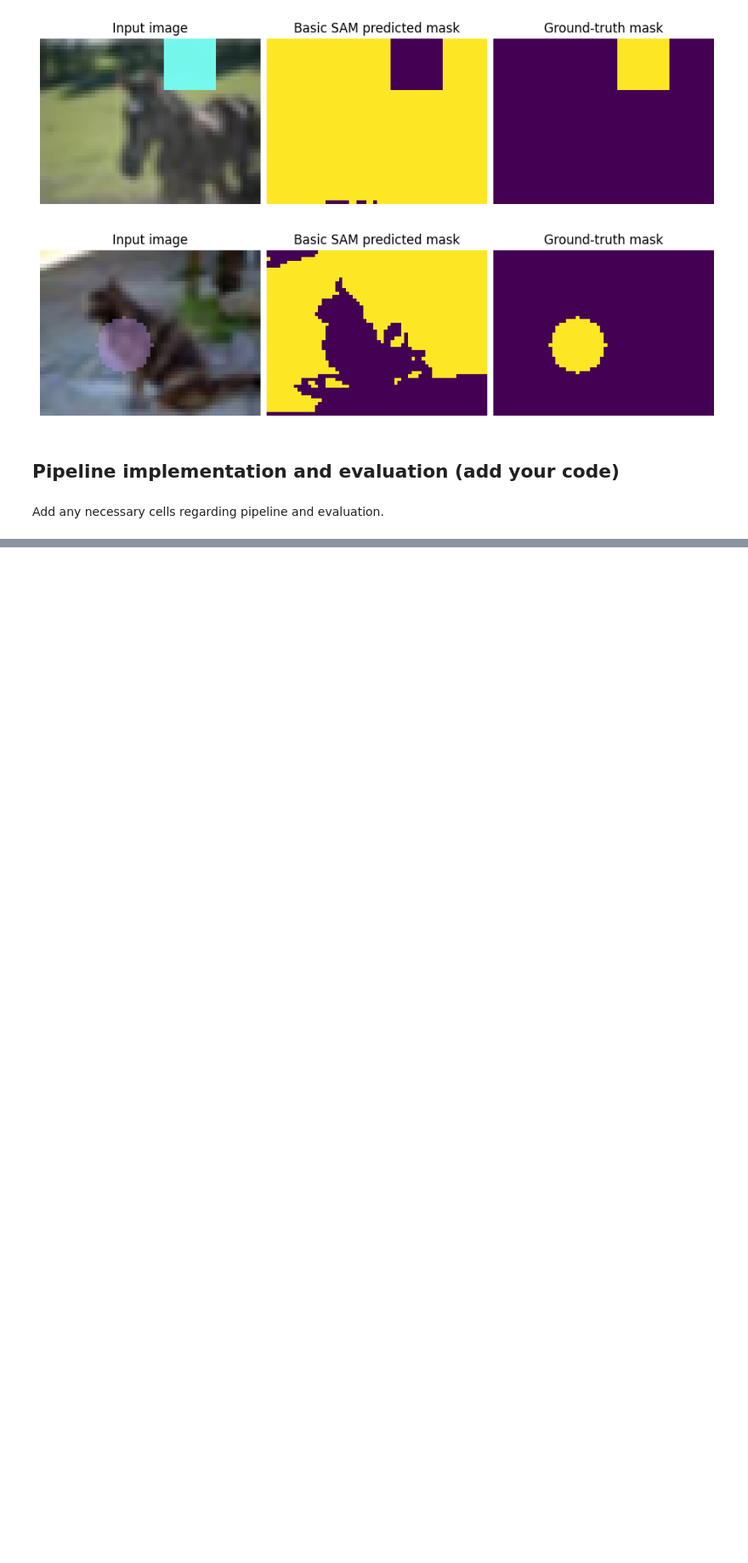
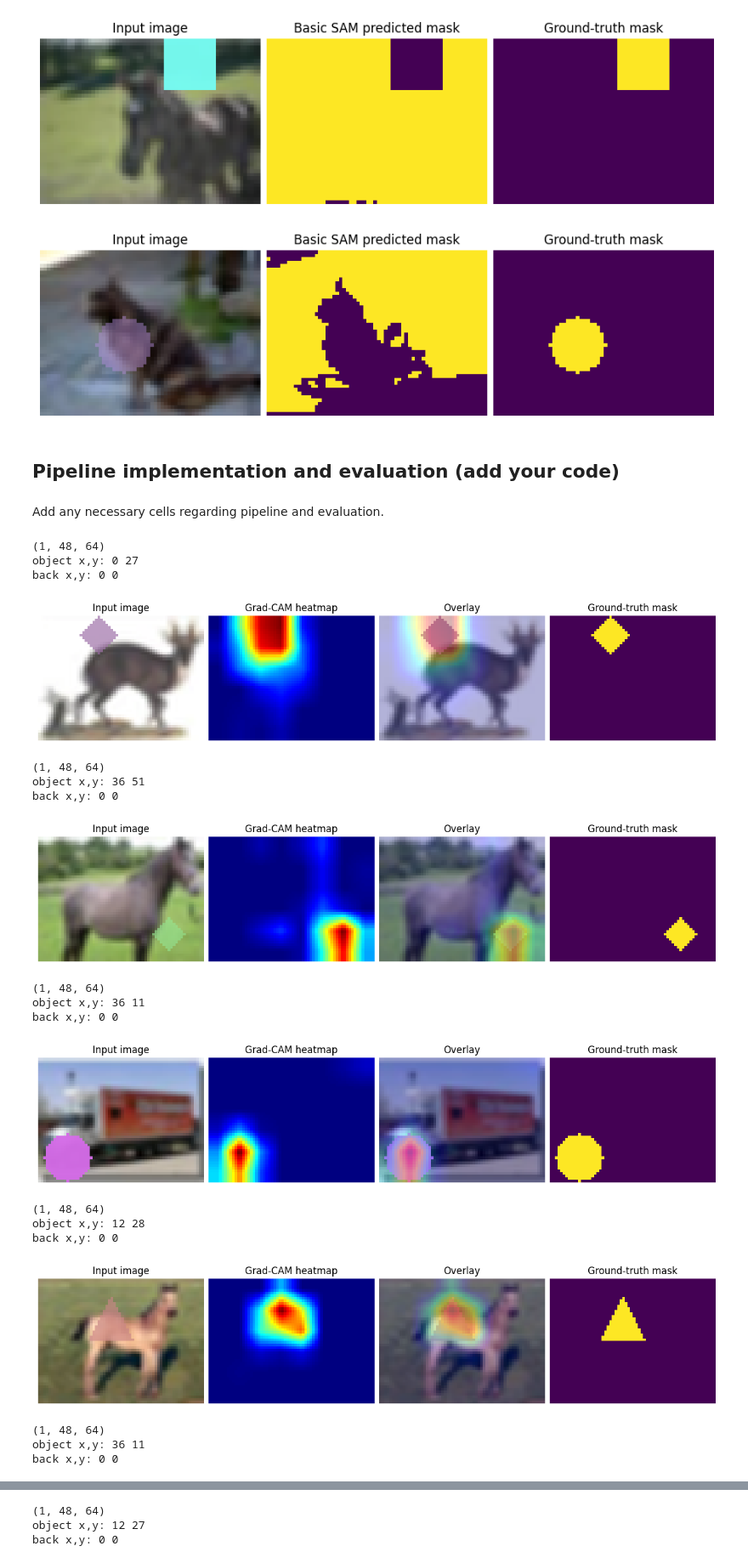
Before and after one commit to MichalSlowakiewicz/Deep-Neural-Network, a Jupyter notebook: hw2.ipynb, the cells around one changed output, grey strips where cells are left out. Shown at 85% size. Saved outputs shown, nothing was run; the diff lists cells and outputs as text; code cells hidden in the pictures; blank space fills up the shorter version.

```diff
--- a/hw2.ipynb
+++ b/hw2.ipynb
@@ -690,3 +690,51 @@ example_sam()
 sam_eval_loader = DataLoader(test_dataset, batch_size=5, num_workers=0, pin_memory=use_accel)
 # %% [markdown]
 Add any necessary cells regarding pipeline and evaluation.
+# %%
+grad_cam = GradCAM(model=model, target_layers=target_layers)
+torch.set_printoptions(profile="default")
+np.set_printoptions(threshold=1000)
+
+for test_idx in [3,13,66,22,23,24,25,26]:
+  img, label, mask = test_dataset[test_idx]
+
+  cam = grad_cam(img.unsqueeze(0).to(device), targets=[label])
+  print(cam.shape)
+  heatmap = cam[0]
+  center = heatmap.argmax()
+  x,y = np.unravel_index(center, heatmap.shape)
+  print("object x,y:", x,y)
+
+  background = heatmap.argmin()
+  x,y = np.unravel_index(background, heatmap.shape)
+  print("back x,y:", x,y)
+  heatmap_img = heatmap_to_rgb_image(cam.squeeze(0), 0, 1)
+
+  show_image_row(
+      {
+          "Input image": inverse_transform(img),
+          "Grad-CAM heatmap": heatmap_img,
+          "Overlay": PIL.Image.blend(inverse_transform(img), heatmap_img, alpha=0.3),
+          "Ground-truth mask": mask,
+      }
+)
+# %% [output]
+(1, 48, 64)
+object x,y: 0 27
+back x,y: 0 0
+[figure, added]
+(1, 48, 64)
+object x,y: 36 51
+back x,y: 0 0
+[figure, added]
+(1, 48, 64)
+object x,y: 36 11
+back x,y: 0 0
+[figure, added]
+(1, 48, 64)
+object x,y: 12 28
+back x,y: 0 0
+[figure, added]
+(1, 48, 64)
+object x,y: 36 11
+back x,y: 0 0
@@ -692,0 +742,3 @@ Add any necessary cells regarding pipeline and evaluation.
+(1, 48, 64)
+object x,y: 12 27
+back x,y: 0 0
```
Also changed, not shown: parts of 5 cells of this notebook.
